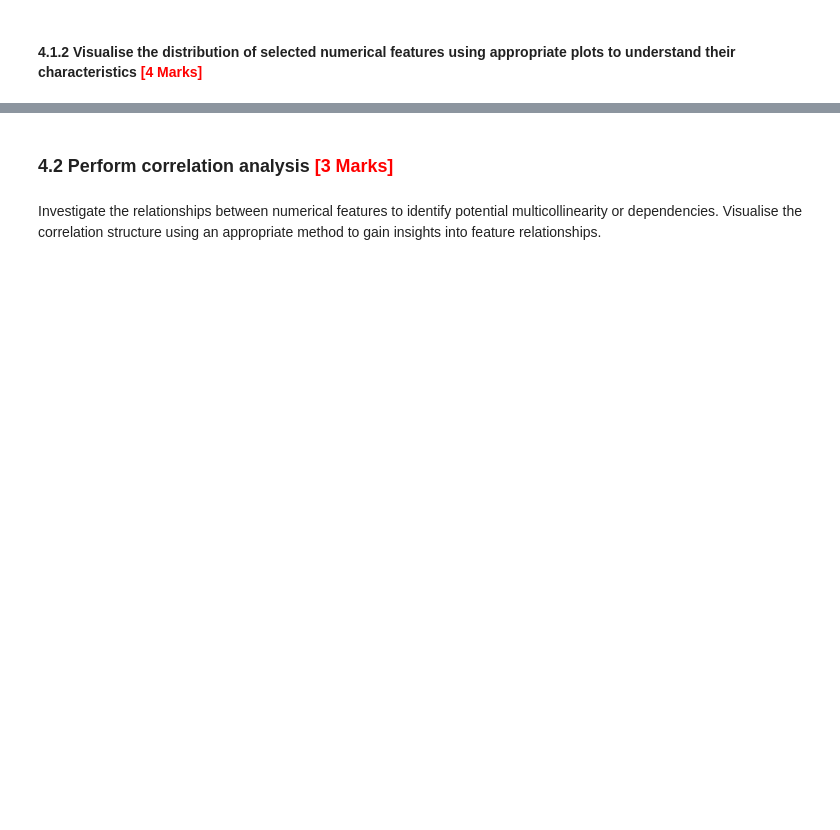
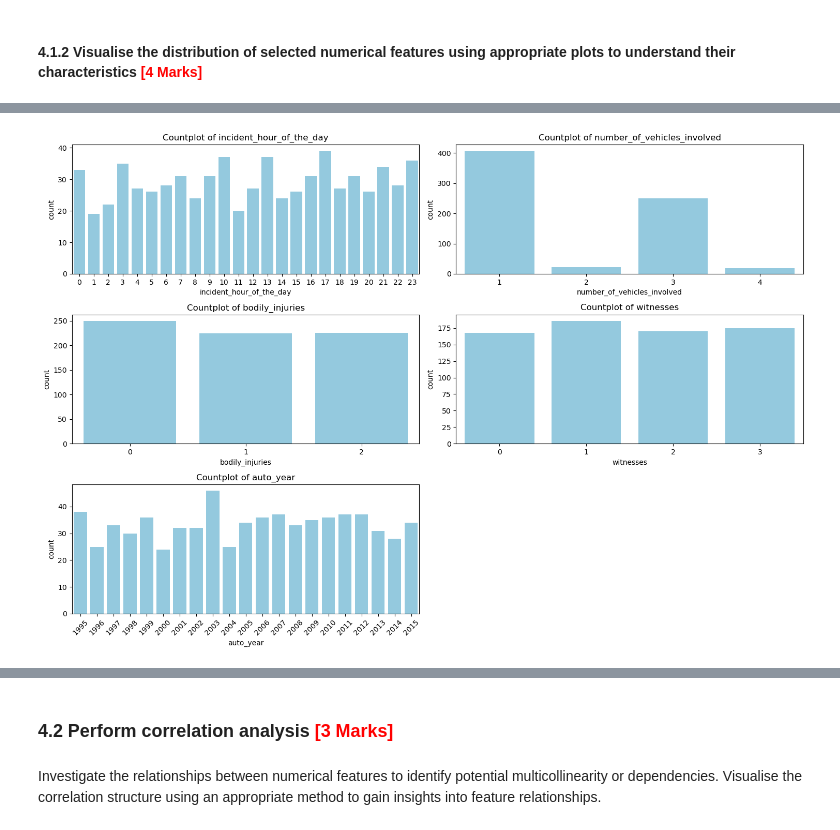
Before and after one commit to asimanandamohanty/Fraudulent_Cliam_detection, a Jupyter notebook: Fraudulent_Claim_Detection_Starter.ipynb, the cells around one changed output, grey strips where cells are left out. Saved outputs shown, nothing was run; the diff lists cells and outputs as text; code cells hidden in the pictures; blank space fills up the shorter version.

```diff
--- a/Fraudulent_Claim_Detection_Starter.ipynb
+++ b/Fraudulent_Claim_Detection_Starter.ipynb
@@ -759,0 +874,13 @@ X_test
+# %%
+fig, axes = plt.subplots(3, 2, figsize=(15,10))
+for i, col in enumerate(count_col):
+    row = i // 2
+    col_idx = i % 2
+    sns.countplot(x=X_train[col],ax=axes[row, col_idx],color="skyblue")
+    axes[row, col_idx].set_title(f"Countplot of {col}")
+fig.delaxes(axes[2, 1])
+plt.tight_layout()
+plt.xticks(rotation=45)
+plt.show()
+# %% [output]
+[figure, added]
```
Also changed, not shown: parts of 21 cells of this notebook, 1 other file.
